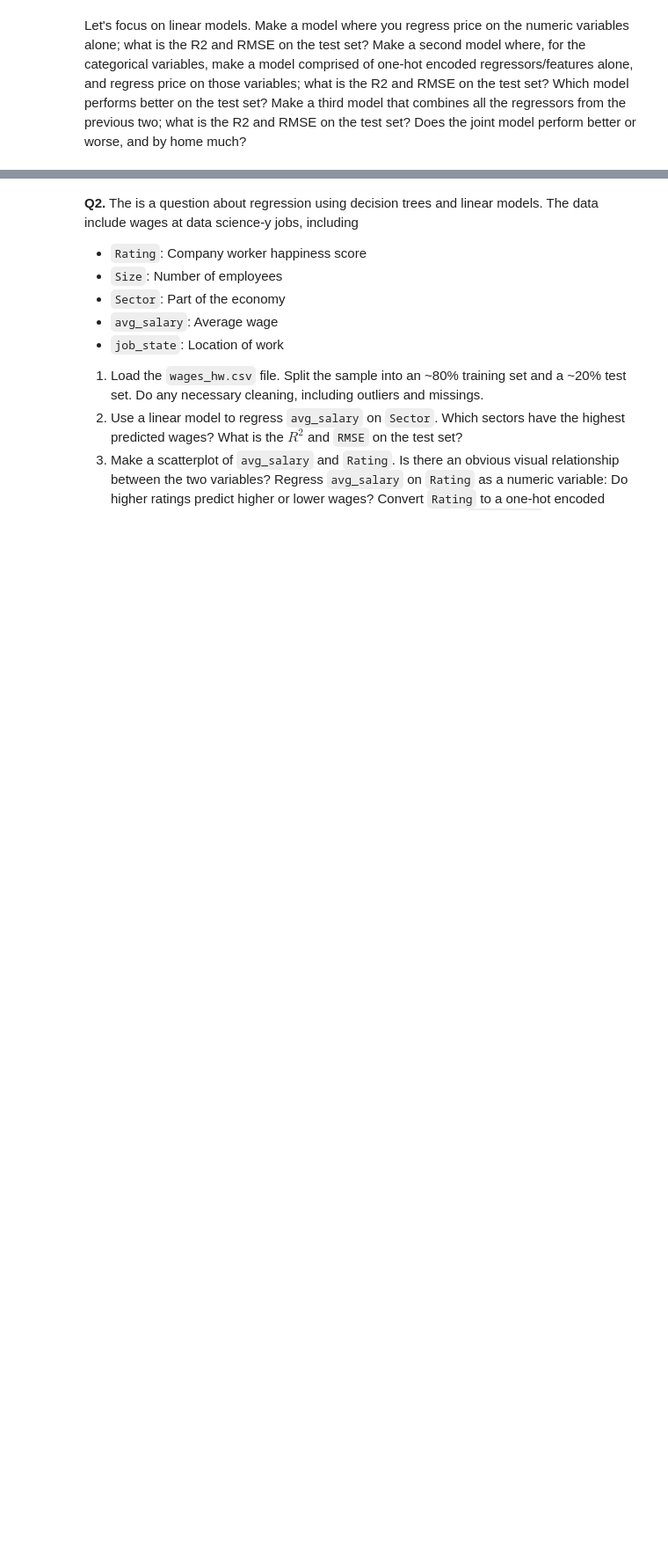
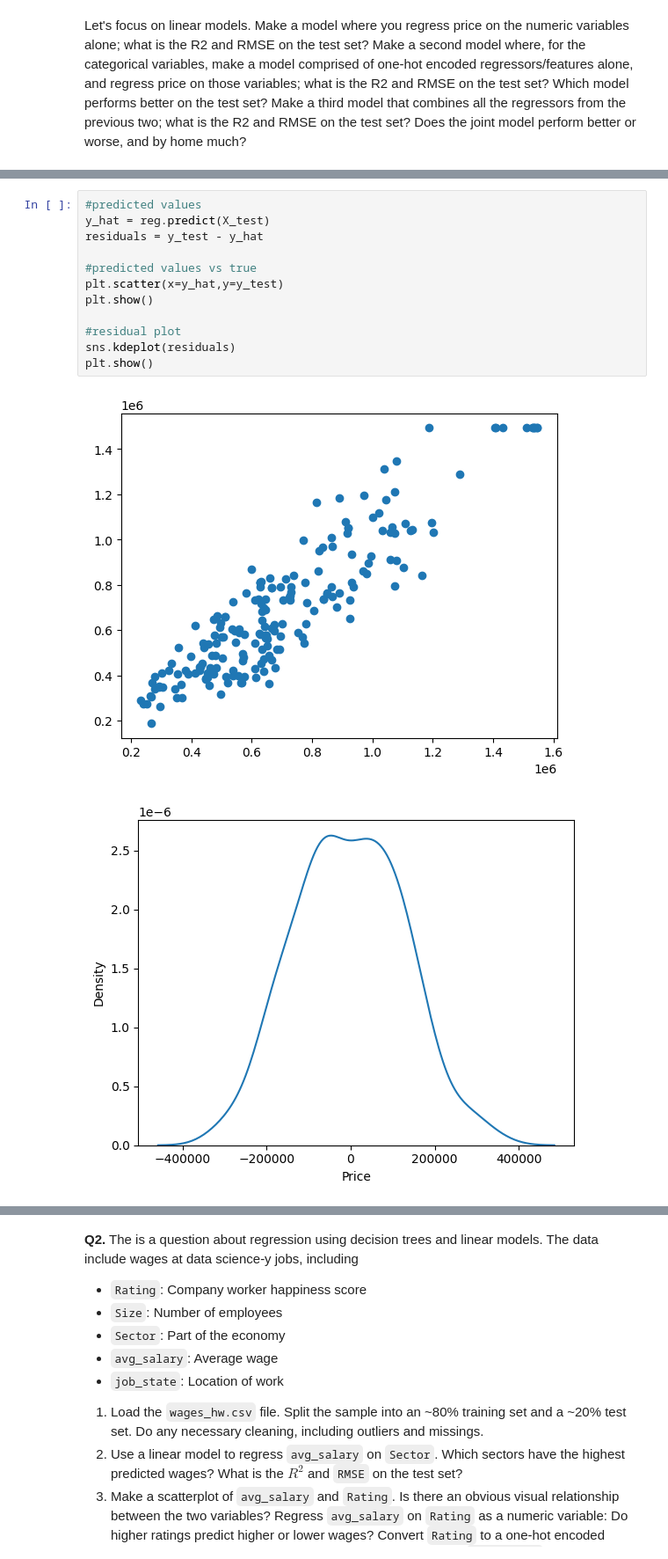
Before and after one commit to yango4014/assignment4, a Jupyter notebook: assignment4.ipynb, the cells around one changed output, grey strips where cells are left out. Shown at 88% size. Drawn from its saved outputs; the diff is of its cells as text; blank space fills up the shorter version.

```diff
--- a/assignment4.ipynb
+++ b/assignment4.ipynb
@@ -180,0 +358,15 @@ Numeric RMSE:  304548.9673434066
+# %%
+#predicted values
+y_hat = reg.predict(X_test)
+residuals = y_test - y_hat
+
+#predicted values vs true
+plt.scatter(x=y_hat,y=y_test)
+plt.show()
+
+#residual plot
+sns.kdeplot(residuals)
+plt.show()
+# %% [output]
+[figure, added]
+[figure, added]
```
Also changed, not shown: parts of 18 cells of this notebook.
